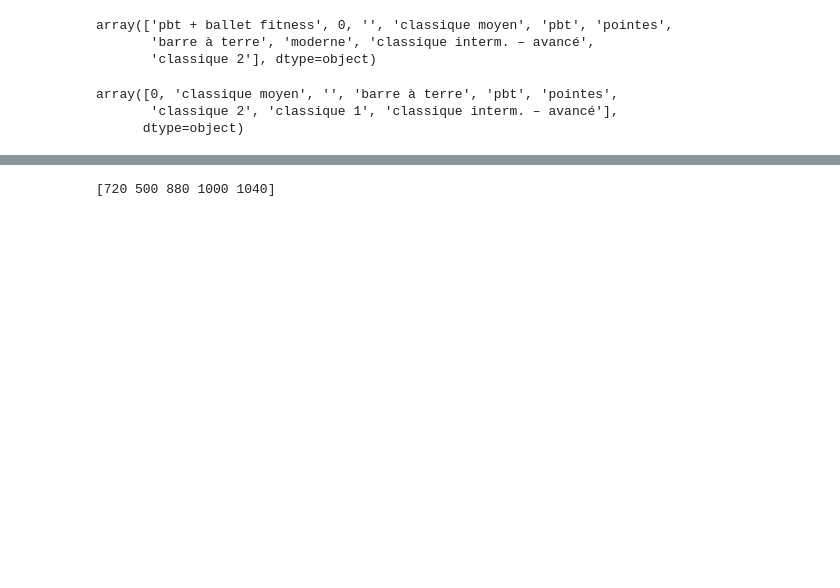
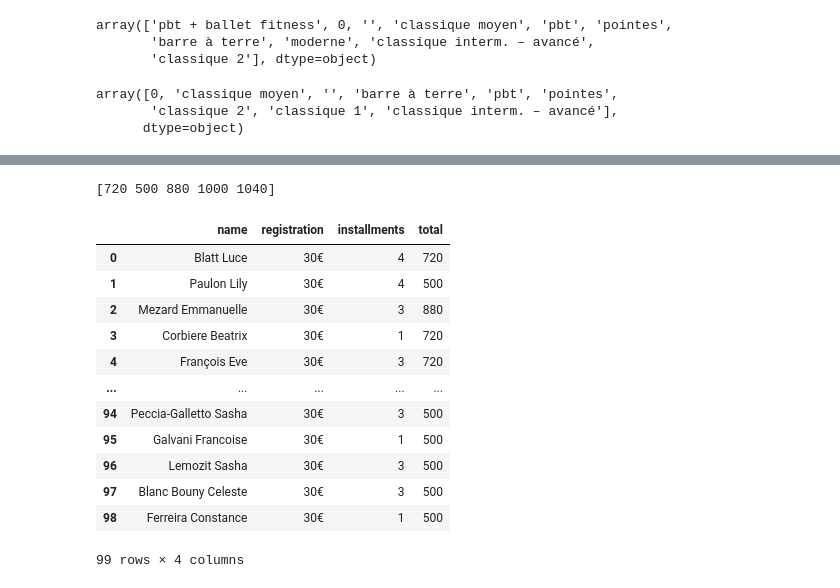
Before and after one commit to estefanialunardi/etl_pipeline_for_a_dance_school, a Jupyter notebook: school_registration.ipynb, the cells around one changed output, grey strips where cells are left out. Drawn from its saved outputs; the diff is of its cells as text; code cells hidden in the pictures; blank space fills up the shorter version.

```diff
--- a/school_registration.ipynb
+++ b/school_registration.ipynb
@@ -446,29 +460,45 @@ shh     1
 Name: installments, dtype: int64
-# %%
-for row in range(len(attitude['total'])):
-    if attitude['total'].iloc[row] == '+ 30':
-        if attitude['course'].iloc[row] == 'carte 10 cours':
-            attitude['total'].iloc[row] = 1000
-        elif attitude['course2'].iloc[row] == 0:
-            attitude['total'].iloc[row] = 500
-        else:
-            if attitude['course3'].iloc[row] == 0:
-                attitude['total'].iloc[row] = 720
-            else:
-                attitude['total'].iloc[row] = 880
-attitude['total'].iloc[46] = 1040
-attitude['total'].iloc[53] = 720
-attitude['total'].iloc[54] = 500
-attitude['total'].iloc[58] = 1040
-for row in range(len(attitude['total'])):
-    attitude['total'].iloc[row] = int(attitude['total'].iloc[row])
-print(attitude['total'].unique())
-# %% [output]
-[720 500 880 1000 1040]
+# %%
+for row in range(len(attitude['total'])):
+    if attitude['total'].iloc[row] == '+ 30':
+        if attitude['course'].iloc[row] == 'carte 10 cours':
+            attitude['total'].iloc[row] = 1000
+        elif attitude['course2'].iloc[row] == 0:
+            attitude['total'].iloc[row] = 500
+        else:
+            if attitude['course3'].iloc[row] == 0:
+                attitude['total'].iloc[row] = 720
+            else:
+                attitude['total'].iloc[row] = 880
+attitude['total'].iloc[46] = 1040
+attitude['total'].iloc[53] = 720
+attitude['total'].iloc[54] = 500
+attitude['total'].iloc[58] = 1040
+for row in range(len(attitude['total'])):
+    attitude['total'].iloc[row] = int(attitude['total'].iloc[row])
+print(attitude['total'].unique())
+# %% [output]
+[720 500 880 1000 1040]
 # %%
 attitude_eleves = attitude.drop(columns=["course", "schedule",  "course2", "schedule2",  "course3", "schedule3", "registration", "installments", "total"])
 attitude_cours22 = attitude.drop(columns=[ "birthday", "address", "city", "pcode", "mail", "telephone", "legal_representative",  "registration", "installments", "total"])
 attitude_paiement22 = attitude.drop(columns=[ "birthday", "address", "city", "pcode", "mail", "telephone",  "legal_representative", "course", "schedule",  "course2", "schedule2",  "course3", "schedule3",])
+# %%
+attitude_paiement22
+# %% [output]
+|  | name | registration | installments | total |
+| 0 | Blatt Luce | 30€ | 4 | 720 |
+| 1 | Paulon Lily | 30€ | 4 | 500 |
+| 2 | Mezard Emmanuelle | 30€ | 3 | 880 |
+| 3 | Corbiere Beatrix | 30€ | 1 | 720 |
+| 4 | François Eve | 30€ | 3 | 720 |
+| ... | ... | ... | ... | ... |
+| 94 | Peccia-Galletto Sasha | 30€ | 3 | 500 |
+| 95 | Galvani Francoise | 30€ | 1 | 500 |
+| 96 | Lemozit Sasha | 30€ | 3 | 500 |
+| 97 | Blanc Bouny Celeste | 30€ | 3 | 500 |
+| 98 | Ferreira Constance | 30€ | 1 | 500 |
+99 rows × 4 columns
 # %%
 courses = []
 for cours in attitude_cours22['course'].unique():
```
Also changed, not shown: parts of 19 cells of this notebook, 2 other files.
